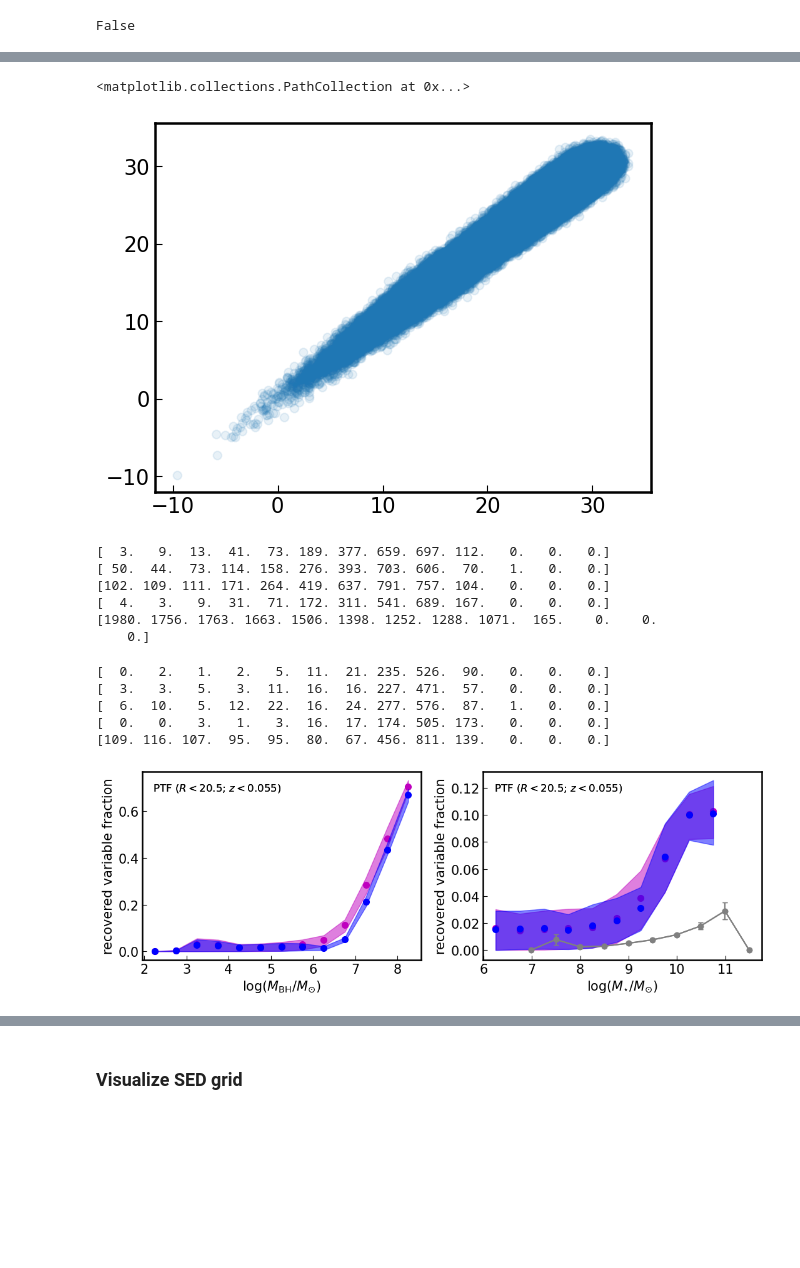
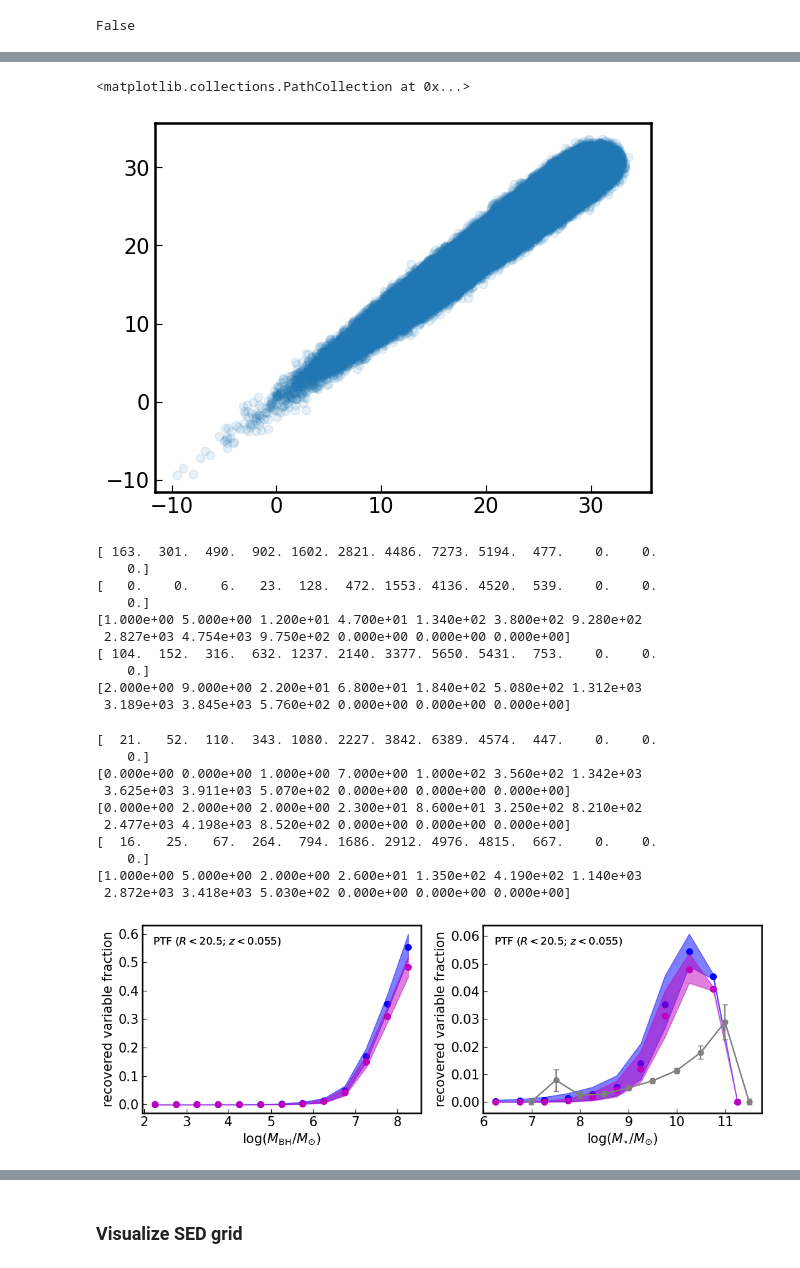
Before and after one commit to burke86/imbh_forecast, a Jupyter notebook: forecast.ipynb, the cells around one changed output, grey strips where cells are left out. Drawn from its saved outputs; the diff is of its cells as text; code cells hidden in the pictures; blank space fills up the shorter version.

```diff
--- a/forecast.ipynb
+++ b/forecast.ipynb
@@ -271,7 +253,7 @@ key = 'ptf'
 s = samples[key]
 nbootstrap = pars[key]['nbootstrap']
 
-colors = ['m','b']
+colors = ['b','m']
 
 for j in range(1): ## Just use the first bootstrap
 
@@ -289,10 +271,8 @@ for j in range(1): ## Just use the first bootstrap
 
         mask_nan = np.isfinite(SF) & np.isfinite(tau)
         mask_mass = s['M_BH_draw'][j,:ndraw_dim] > 1e2*u.Msun
-        mask_SF = s[f'sigma_var_{seed}'][j,:ndraw_dim] > 3
         #mask_tau = tau > 3
         mask_mag = s[f'm_{band}_{seed}'][j,:ndraw_dim] < m_5[key]
-        #mask_sat
         mask_var = s[f'sigma_var_{seed}'][j,:ndraw_dim] > 3
         mask_sat = s[f'm_{band}_{seed}'][j,:ndraw_dim] > 14
 
@@ -443,10 +423,10 @@ for j in range(1): ## Just use the first bootstrap
 
         axs[0].scatter(s['z_draw'][j,:ndraw_dim][mask_mass & mask_var & mask_sat],
                        np.log10(s[f'M_BH_draw'][j,:ndraw_dim].value)[mask_mass & mask_var & mask_sat],
-                       color='r', s=1)
+                       color='r', alpha=0.5, s=1)
 
         axs[0].set_ylim(2, 9)
-        axs[0].set_xlim(0, s['zmax'])
+        #axs[0].set_xlim(0, s['zmax'])
         axs[0].set_xlabel(r'redshift')
         axs[0].set_ylabel(r'$\log(M_{\rm{BH}}/M_{\odot})$')
 
@@ -464,10 +444,10 @@ for j in range(1): ## Just use the first bootstrap
 
         axs[1].scatter(s['z_draw'][j,:ndraw_dim][mask_mass & mask_var & mask_sat],
                        np.log10(s[f'M_star_draw'][j,:ndraw_dim].value)[mask_mass & mask_var & mask_sat],
-                       color='r', s=1)
+                       color='r', alpha=0.5, s=1)
 
-        axs[1].set_ylim(6, 12)
-        axs[1].set_xlim(0, s['zmax'])
+        axs[1].set_ylim(6, 11.5)
+        #axs[1].set_xlim(0, s['zmax'])
         #axs[1].set_yscale('log')
         axs[1].set_xlabel(r'redshift')
         axs[1].set_ylabel(r'$\log(M_{\star}/M_{\odot})$')
@@ -488,6 +474,6 @@ plt.scatter(s['M_star_draw'], s['M_star_draw'], alpha=0.1)
 plt.scatter(s[f'm_{band}_popIII'], s[f'm_{band}_dc'], alpha=0.1)
 # %% [output]
 <matplotlib.collections.PathCollection at 0x...>
-[figure, old version]
+[figure, new version]
 # %%
 # stellar mass distribution should not change
@@ -497,7 +485,7 @@ s = samples[key]
 nbootstrap = pars[key]['nbootstrap']
 
 labels = {'ptf':r'PTF ($R < 20.5$; $z < 0.055$)', 'lsst':r'LSST ($g < 25.0$; $z < 0.15$)'}
-colors = ['m', 'b']
+colors = ['b', 'm']
 
 label = labels[key]
 
@@ -525,10 +513,10 @@ for i, seed in enumerate(['dc','popIII']):
         mask_mag = s[f'm_{band}_{seed}'][j,:ndraw_dim] < m_5[key]
         mask_sat = s[f'm_{band}_{seed}'][j,:ndraw_dim] > 14
         mask_mass = (M_BH[j,:ndraw_dim] > 10**2*u.Msun) # also removes -99
-        mask_mass_ = (M_BH_all[j,:ndraw_dim] > 10**2*u.Msun) | (M_BH[j,:ndraw_dim] == -99*u.Msun)
+        mask_mass_all = (M_BH_all[j,:ndraw_dim] > 10**2*u.Msun) #| (M_BH[j,:ndraw_dim] == 0*u.Msun)
 
-        bin_count, bin_edges, binnumber = st.binned_statistic(log_M_BH_all[j,:ndraw_dim][mask_mag & mask_mass_ & mask_sat],
-                                                              log_M_BH_all[j,:ndraw_dim][mask_mag & mask_mass_ & mask_sat],
+        bin_count, bin_edges, binnumber = st.binned_statistic(log_M_BH_all[j,:ndraw_dim][mask_mag & mask_mass_all & mask_sat],
+                                                              log_M_BH_all[j,:ndraw_dim][mask_mag & mask_mass_all & mask_sat],
                                                               statistic='count', bins=bins)
         bin_count_var, bin_edges, binnumber = st.binned_statistic(log_M_BH[j,:ndraw_dim][mask_mass & mask_var & mask_sat],
                                                                   log_M_BH[j,:ndraw_dim][mask_mass & mask_var & mask_sat],
@@ -556,54 +544,65 @@ for i, seed in enumerate(['dc','popIII']):
 
     for j in range(nbootstrap):
         ndraw = int(s['ndraws'][j])
+        ndraw_dim = int(np.max(s['ndraws']))
+
         mask_var = s[f'sigma_var_{seed}'][j,:ndraw_dim] > 3
         mask_mag = s[f'm_{band}_{seed}'][j,:ndraw_dim] < m_5[key]
         mask_sat = s[f'm_{band}_{seed}'][j,:ndraw_dim] > 14
         mask_mass = (M_BH[j,:ndraw_dim] > 10**2*u.Msun)
-        mask_mass_ = (M_BH[j,:ndraw_dim] > 10**2*u.Msun) | (M_BH[j,:ndraw_dim] == -99*u.Msun)
+        mask_mass_all = (M_BH_all[j,:ndraw_dim] > 10**2*u.Msun)
 
-        bin_count, bin_edges, binnumber = st.binned_statistic(log_M_star_all[j,:ndraw_dim][mask_mag & mask_mass_ & mask_sat],
-                                                              log_M_star_all[j,:ndraw_dim][mask_mag & mask_mass_ & mask_sat],
+        bin_count, bin_edges, binnumber = st.binned_statistic(log_M_star_all[j,:ndraw_dim][mask_mag & mask_mass_all & mask_sat],
+                                                              log_M_star_all[j,:ndraw_dim][mask_mag & mask_mass_all & mask_sat],
                                                               statistic='count', bins=bins)
         bin_count_var, bin_edges, binnumber = st.binned_statistic(log_M_star_all[j,:ndraw_dim][mask_mass & mask_var & mask_sat],
                                                                   log_M_star_all[j,:ndraw_dim][mask_mass & mask_var & mask_sat],
                                                                   statistic='count', bins=bins)
         f[j] = bin_count_var/bin_count
         print(bin_count_var)
 
     bin_width = (bin_edges[1] - bin_edges[0])
     bin_centers = bin_edges[1:] - bin_width/2
 
     axs[1].fill_between(bin_centers, np.percentile(f, 16, axis=0), np.percentile(f, 84, axis=0), color=colors[i], alpha=0.5)
     # There are some "simulation" noise here if eta is too large
     axs[1].scatter(bin_centers, np.mean(f, axis=0), lw=2, color=colors[i])
     axs[1].set_ylabel('recovered variable fraction')
     axs[1].set_xlabel(r'$\log(M_{\rm{\star}}/M_{\odot})$')
     #axs[1].set_xlim([6, 11])
     axs[1].text(0.04, 0.90, label, fontsize=12, transform=axs[1].transAxes)
 
     if key == 'ptf':
         from astropy.io import ascii
         dat = ascii.read('bgg20.txt')
         n = [151, 519, 1313, 3237, 7467, 14052, 16367, 3188, 692, 155]
         bgg_m = dat['col1'].data
         bgg_f = dat['col2'].data
         axs[1].errorbar(bgg_m, bgg_f, st.binom.std(n, bgg_f)/n, marker='o', color='gray', capsize=3)
 
     #axs[1].set_ylim([-0.005, 0.05])
 
 fig.tight_layout()
 fig.savefig('varfrac_ptf.pdf', dpi=300)
 # %% [output]
-[  3.   9.  13.  41.  73. 189. 377. 659. 697. 112.   0.   0.   0.]
-[ 50.  44.  73. 114. 158. 276. 393. 703. 606.  70.   1.   0.   0.]
-[102. 109. 111. 171. 264. 419. 637. 791. 757. 104.   0.   0.   0.]
-[  4.   3.   9.  31.  71. 172. 311. 541. 689. 167.   0.   0.   0.]
-[1980. 1756. 1763. 1663. 1506. 1398. 1252. 1288. 1071.  165.    0.    0.
+[ 163.  301.  490.  902. 1602. 2821. 4486. 7273. 5194.  477.    0.    0.
     0.]
+[   0.    0.    6.   23.  128.  472. 1553. 4136. 4520.  539.    0.    0.
+    0.]
+[1.000e+00 5.000e+00 1.200e+01 4.700e+01 1.340e+02 3.800e+02 9.280e+02
+ 2.827e+03 4.754e+03 9.750e+02 0.000e+00 0.000e+00 0.000e+00]
+[ 104.  152.  316.  632. 1237. 2140. 3377. 5650. 5431.  753.    0.    0.
+    0.]
+[2.000e+00 9.000e+00 2.200e+01 6.800e+01 1.840e+02 5.080e+02 1.312e+03
+ 3.189e+03 3.845e+03 5.760e+02 0.000e+00 0.000e+00 0.000e+00]
-[  0.   2.   1.   2.   5.  11.  21. 235. 526.  90.   0.   0.   0.]
-[  3.   3.   5.   3.  11.  16.  16. 227. 471.  57.   0.   0.   0.]
-[  6.  10.   5.  12.  22.  16.  24. 277. 576.  87.   1.   0.   0.]
-[  0.   0.   3.   1.   3.  16.  17. 174. 505. 173.   0.   0.   0.]
-[109. 116. 107.  95.  95.  80.  67. 456. 811. 139.   0.   0.   0.]
+[  21.   52.  110.  343. 1080. 2227. 3842. 6389. 4574.  447.    0.    0.
+    0.]
+[0.000e+00 0.000e+00 1.000e+00 7.000e+00 1.000e+02 3.560e+02 1.342e+03
+ 3.625e+03 3.911e+03 5.070e+02 0.000e+00 0.000e+00 0.000e+00]
+[0.000e+00 2.000e+00 2.000e+00 2.300e+01 8.600e+01 3.250e+02 8.210e+02
+ 2.477e+03 4.198e+03 8.520e+02 0.000e+00 0.000e+00 0.000e+00]
+[  16.   25.   67.  264.  794. 1686. 2912. 4976. 4815.  667.    0.    0.
+    0.]
+[1.000e+00 5.000e+00 2.000e+00 2.600e+01 1.350e+02 4.190e+02 1.140e+03
+ 2.872e+03 3.418e+03 5.030e+02 0.000e+00 0.000e+00 0.000e+00]
-[figure, old version]
+[figure, new version]
```
Also changed, not shown: parts of 16 cells of this notebook, 1 other file.
